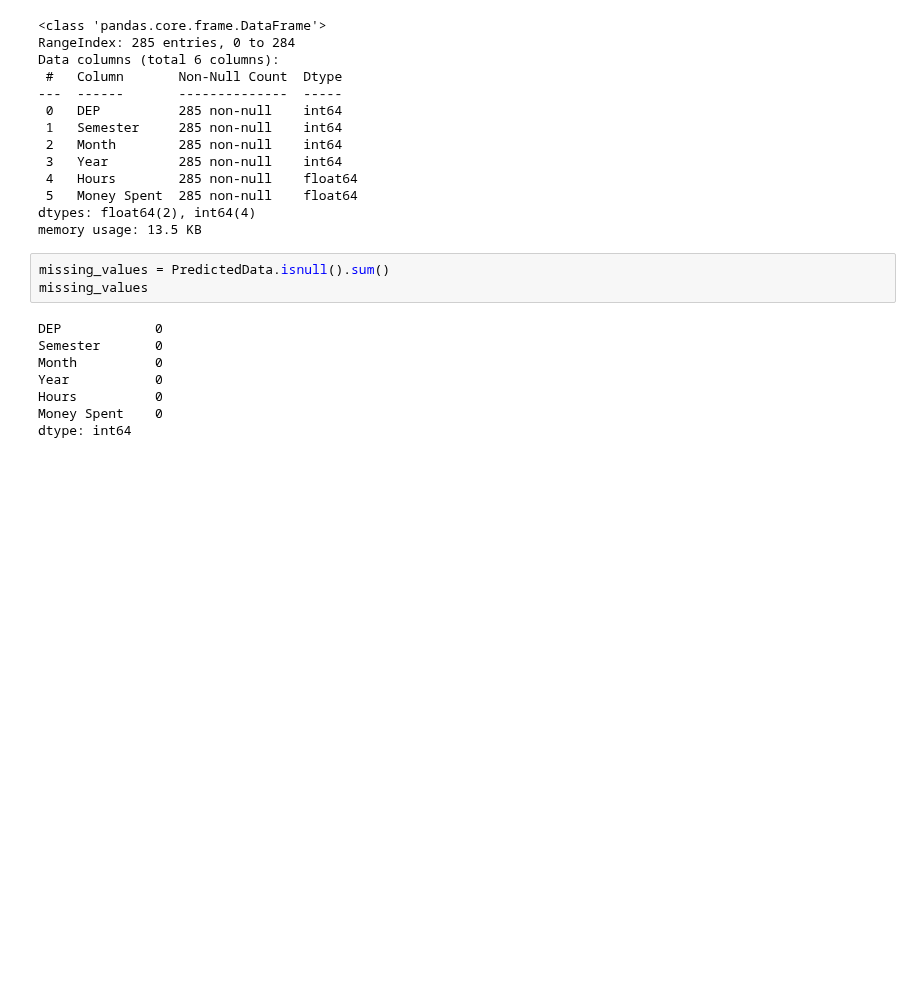
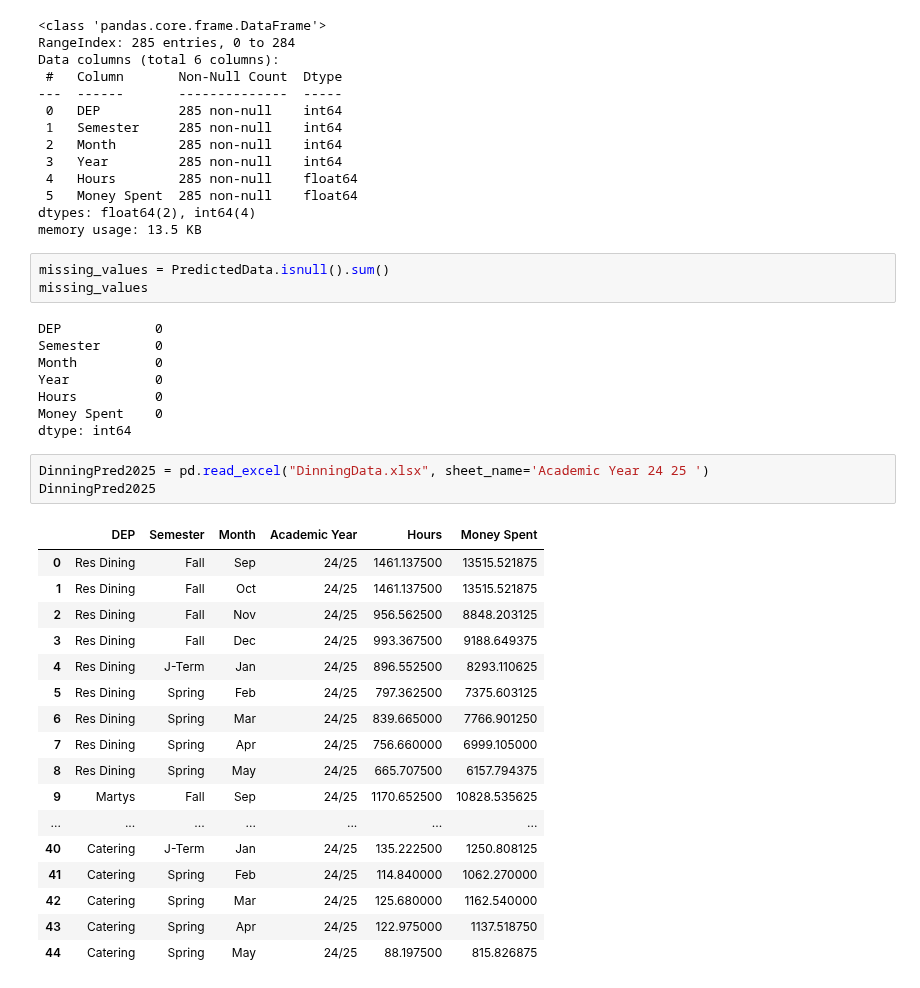
Before and after one commit to warrmu01/Hours-Analysis, a Jupyter notebook: DataPrediction.ipynb, the cells around one changed output. Saved outputs shown, nothing was run; the diff lists cells and outputs as text; blank space fills up the shorter version.

Commit message:
added new code for data prediction

```diff
--- a/DataPrediction.ipynb
+++ b/DataPrediction.ipynb
@@ -317,3 +317,24 @@ Year           0
 Hours          0
 Money Spent    0
 dtype: int64
+# %%
+DinningPred2025 = pd.read_excel("DinningData.xlsx", sheet_name='Academic Year 24 25 ')
+DinningPred2025
+# %% [output]
+|  | DEP | Semester | Month | Academic Year | Hours | Money Spent |
+| 0 | Res Dining | Fall | Sep | 24/25 | 1461.137500 | 13515.521875 |
+| 1 | Res Dining | Fall | Oct | 24/25 | 1461.137500 | 13515.521875 |
+| 2 | Res Dining | Fall | Nov | 24/25 | 956.562500 | 8848.203125 |
+| 3 | Res Dining | Fall | Dec | 24/25 | 993.367500 | 9188.649375 |
+| 4 | Res Dining | J-Term | Jan | 24/25 | 896.552500 | 8293.110625 |
+| 5 | Res Dining | Spring | Feb | 24/25 | 797.362500 | 7375.603125 |
+| 6 | Res Dining | Spring | Mar | 24/25 | 839.665000 | 7766.901250 |
+| 7 | Res Dining | Spring | Apr | 24/25 | 756.660000 | 6999.105000 |
+| 8 | Res Dining | Spring | May | 24/25 | 665.707500 | 6157.794375 |
+| 9 | Martys | Fall | Sep | 24/25 | 1170.652500 | 10828.535625 |
+| ... | ... | ... | ... | ... | ... | ... |
+| 40 | Catering | J-Term | Jan | 24/25 | 135.222500 | 1250.808125 |
+| 41 | Catering | Spring | Feb | 24/25 | 114.840000 | 1062.270000 |
+| 42 | Catering | Spring | Mar | 24/25 | 125.680000 | 1162.540000 |
+| 43 | Catering | Spring | Apr | 24/25 | 122.975000 | 1137.518750 |
+| 44 | Catering | Spring | May | 24/25 | 88.197500 | 815.826875 |
```
Also changed, not shown: parts of 6 cells of this notebook, 10 other files.
